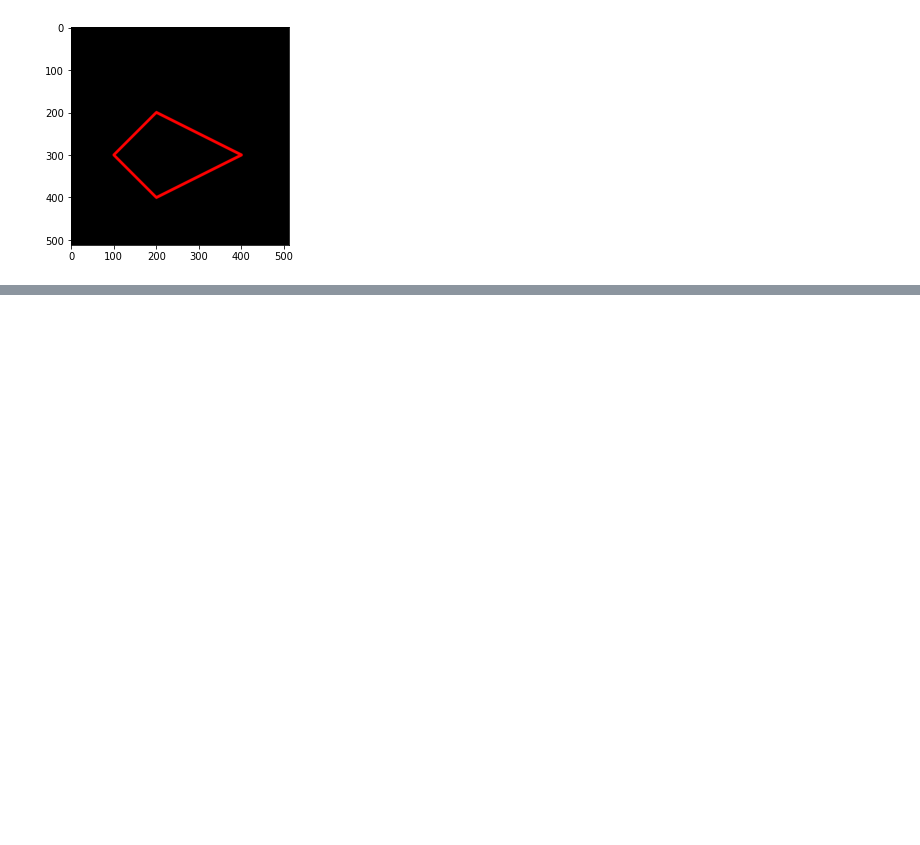
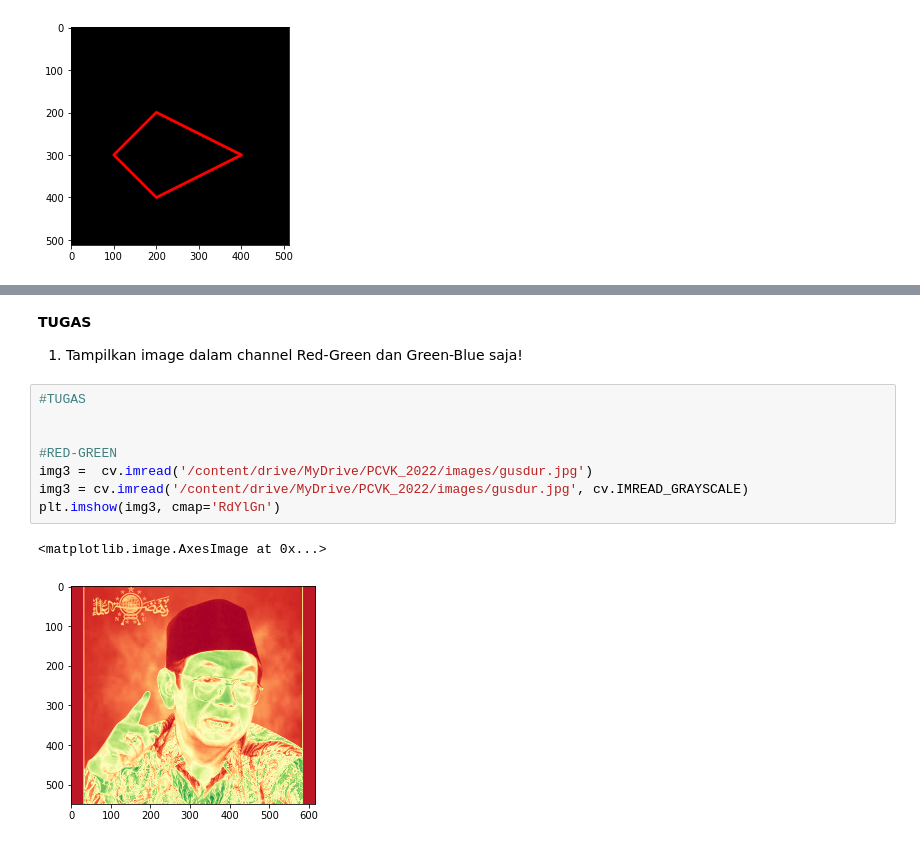
Before and after one commit to khoirulwhyd/PCVK_Genap_2022, a Jupyter notebook: Week2.ipynb, the cells around one changed output, grey strips where cells are left out. Drawn from its saved outputs; the diff is of its cells as text; blank space fills up the shorter version.

```diff
--- a/Week2.ipynb
+++ b/Week2.ipynb
@@ -129,0 +151,14 @@ plt.imshow(black_img2)
+# %% [markdown]
+**TUGAS**
+1. Tampilkan image dalam channel Red-Green dan Green-Blue saja!
+# %%
+#TUGAS
+
+
+#RED-GREEN
+img3 =  cv.imread('/content/drive/MyDrive/PCVK_2022/images/gusdur.jpg')
+img3 = cv.imread('/content/drive/MyDrive/PCVK_2022/images/gusdur.jpg', cv.IMREAD_GRAYSCALE)
+plt.imshow(img3, cmap='RdYlGn')
+# %% [output]
+<matplotlib.image.AxesImage at 0x...>
+[figure, added]
```
Also changed, not shown: parts of 15 cells of this notebook.
